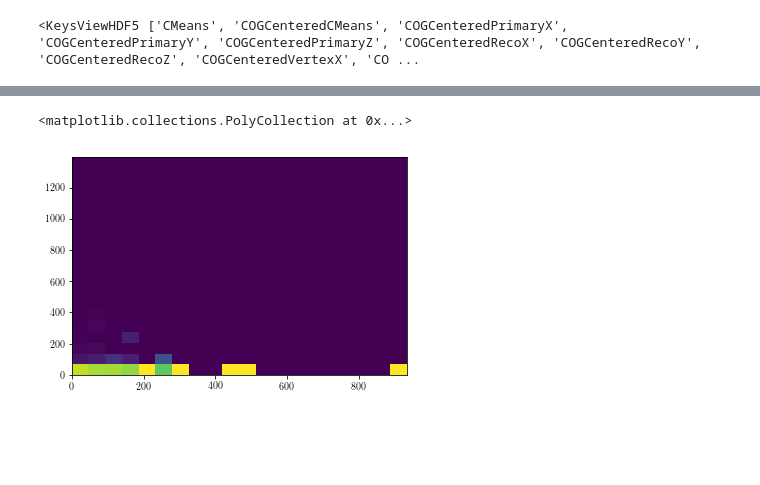
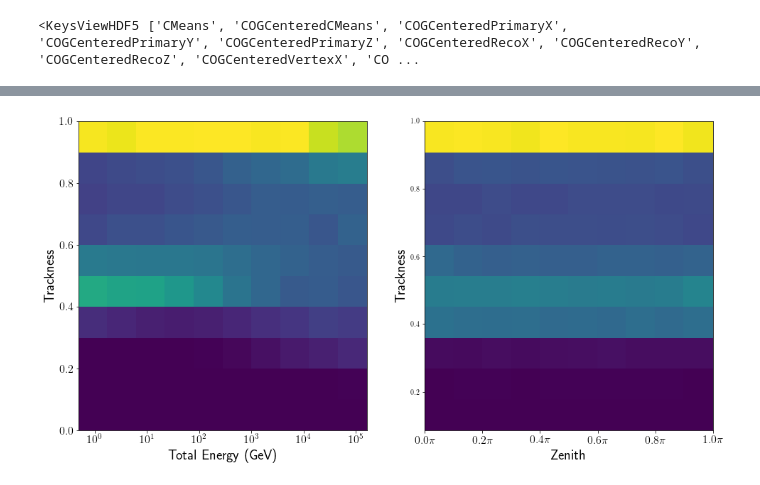
Before and after one commit to ruian1/NuIntClassification, a Jupyter notebook: baselines.ipynb, the cells around one changed output, grey strips where cells are left out. Cells and saved outputs as stored; diff of their text form; code cells hidden in the pictures; blank space fills up the shorter version.

```diff
--- a/baselines.ipynb
+++ b/baselines.ipynb
@@ -439,8 +423,31 @@ plt.pcolor(xedges, yedges, counts.T)
-# %%
-counts, xedges, yedges = np.histogram2d(charge, total_energy, bins=20)
-counts /= counts.sum(1).reshape((-1, 1)) + 1e-20
-#plt.imshow(counts.T, interpolation='nearest', label='normalized counts')
-plt.pcolor(xedges, yedges, counts.T)
-# %% [output]
-<matplotlib.collections.PolyCollection at 0x...>
-[figure, removed]
+# %%
+fig = plt.figure(figsize=(16,8))
+# Correlation between log(energy) and trackness
+plt.subplot(1, 2, 1)
+
+y_bins = np.linspace(0, 1.0, 11)
+x_bins = np.linspace(np.log(2), np.log(500), 11) # 2 to 500 GeV bins
+
+counts, xedges, yedges = np.histogram2d(np.log(total_energy), logits_model, bins=(x_bins, y_bins))
+counts /= counts.sum(1).reshape((-1, 1)) + 1e-20
+plt.pcolor(xedges, yedges, counts.T)
+plt.xlabel('Total Energy (GeV)', fontsize=20)
+xticks, _ = plt.xticks()
+plt.xticks(xticks[1:-1], labels=[f'$10^{int(tick)}$' for tick in xticks], fontsize=16)
+#plt.xticks(xedges, fontsize=14)
+plt.ylabel('Trackness', fontsize=20)
+plt.yticks(fontsize=16)
+# Correlation between zenith and trackness
+plt.subplot(1, 2, 2)
+counts, xedges, yedges = np.histogram2d(zenith_true, logits_model, bins=10)
+counts /= counts.sum(1).reshape((-1, 1)) + 1e-20
+plt.pcolor(xedges, yedges, counts.T)
+plt.xlabel('Zenith', fontsize=20)
+xticks = np.linspace(0, 1, 6)
+plt.xticks(np.pi * xticks, labels=[f'${tick:.1f}\\pi$' for tick in xticks], fontsize=16)
+plt.ylabel('Trackness', fontsize=20)
+
+os.makedirs(os.path.join('.', 'plots', model_idx), exist_ok=True)
+plt.savefig(os.path.join('.', 'plots', model_idx, 'corplot.pdf'))
+# %% [output]
+[figure, added]
```
Also changed, not shown: parts of 39 cells of this notebook, 1 other file.
